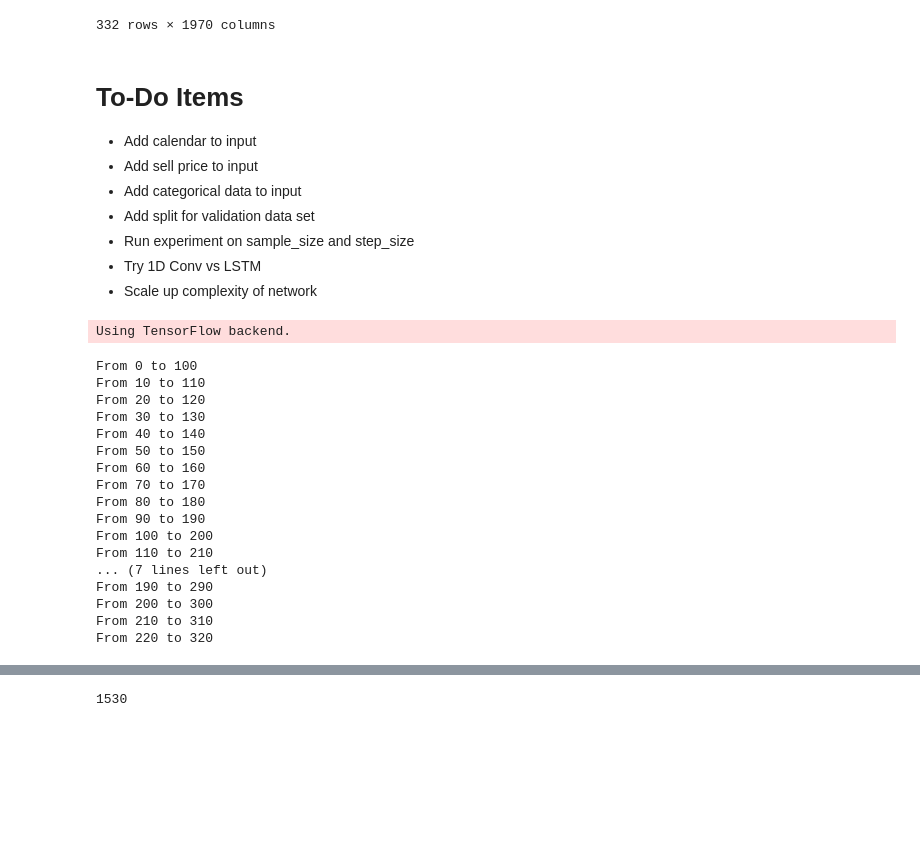
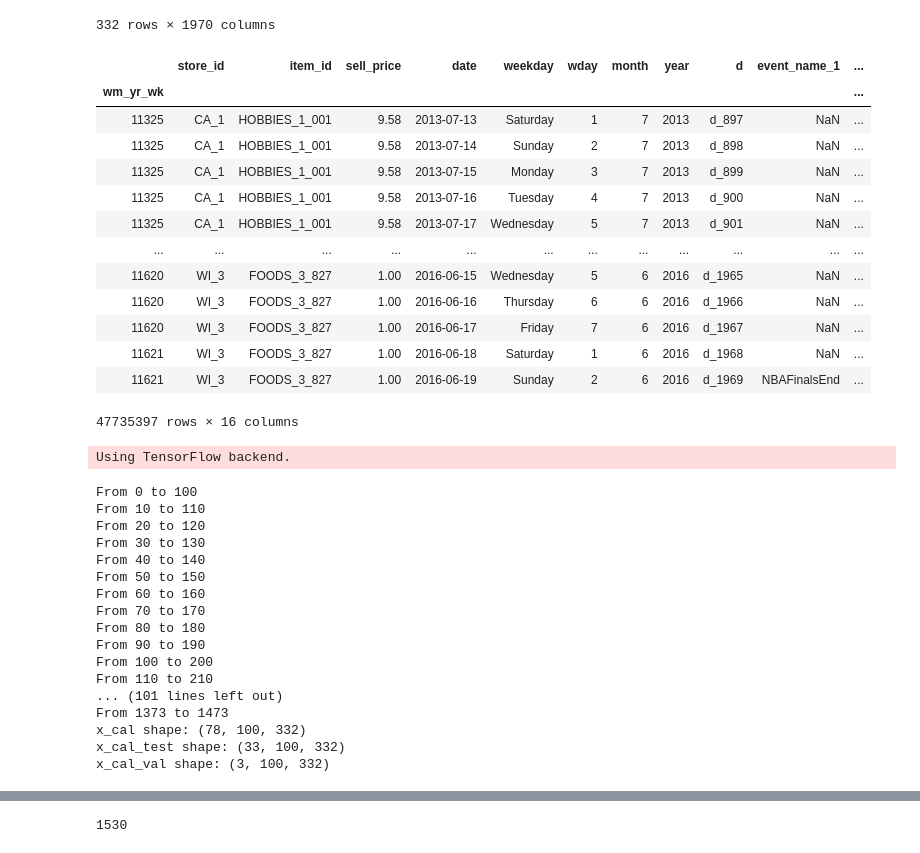
Before and after one commit to mcgovey/kaggle-m5-lstm-predictions-2020, a Jupyter notebook: M5_Exploration_Loop.ipynb, the cells around one changed output, grey strips where cells are left out. Drawn from its saved outputs; the diff is of its cells as text; code cells hidden in the pictures; blank space fills up the shorter version.

```diff
--- a/M5_Exploration_Loop.ipynb
+++ b/M5_Exploration_Loop.ipynb
@@ -88,15 +77,33 @@ cal_struct_df
 | 330 | snap_TX_1 | 0 | 0 | 0 | 1 | 0 | 1 | 0 | 1 | 1 | ... | ... |
 | 331 | snap_WI_1 | 0 | 0 | 0 | 0 | 1 | 1 | 0 | 1 | 1 | ... | ... |
 332 rows × 1970 columns
-# %% [markdown]
-# To-Do Items
-- Add calendar to input
-- Add sell price to input
-- Add categorical data to input
-- Add split for validation data set
-- Run experiment on sample_size and step_size
-- Try 1D Conv vs LSTM
-- Scale up complexity of network
+# %%
+# add indexes to each data frame
+sell_prices_df.set_index('wm_yr_wk', inplace=True)
+cal_df_idxed = cal_df.set_index('wm_yr_wk')
+sell_prices_df.join(cal_df_idxed, on='wm_yr_wk', how='left')
+
+# if this doesn't work try merge
+# pd.merge(cal_df, sell_prices_df, on='wm_yr_wk')
+
+# one-hot encode weekday
+
+# cal_df.pivot()
+# %% [output]
+|  | store_id | item_id | sell_price | date | weekday | wday | month | year | d | event_name_1 | ... |
+| wm_yr_wk |  |  |  |  |  |  |  |  |  |  | ... |
+| 11325 | CA_1 | HOBBIES_1_001 | 9.58 | 2013-07-13 | Saturday | 1 | 7 | 2013 | d_897 | NaN | ... |
+| 11325 | CA_1 | HOBBIES_1_001 | 9.58 | 2013-07-14 | Sunday | 2 | 7 | 2013 | d_898 | NaN | ... |
+| 11325 | CA_1 | HOBBIES_1_001 | 9.58 | 2013-07-15 | Monday | 3 | 7 | 2013 | d_899 | NaN | ... |
+| 11325 | CA_1 | HOBBIES_1_001 | 9.58 | 2013-07-16 | Tuesday | 4 | 7 | 2013 | d_900 | NaN | ... |
+| 11325 | CA_1 | HOBBIES_1_001 | 9.58 | 2013-07-17 | Wednesday | 5 | 7 | 2013 | d_901 | NaN | ... |
+| ... | ... | ... | ... | ... | ... | ... | ... | ... | ... | ... | ... |
+| 11620 | WI_3 | FOODS_3_827 | 1.00 | 2016-06-15 | Wednesday | 5 | 6 | 2016 | d_1965 | NaN | ... |
+| 11620 | WI_3 | FOODS_3_827 | 1.00 | 2016-06-16 | Thursday | 6 | 6 | 2016 | d_1966 | NaN | ... |
+| 11620 | WI_3 | FOODS_3_827 | 1.00 | 2016-06-17 | Friday | 7 | 6 | 2016 | d_1967 | NaN | ... |
+| 11621 | WI_3 | FOODS_3_827 | 1.00 | 2016-06-18 | Saturday | 1 | 6 | 2016 | d_1968 | NaN | ... |
+| 11621 | WI_3 | FOODS_3_827 | 1.00 | 2016-06-19 | Sunday | 2 | 6 | 2016 | d_1969 | NBAFinalsEnd | ... |
+47735397 rows × 16 columns
 # %%
 import seaborn as sns
 import matplotlib.pyplot as plt
@@ -201,9 +229,15 @@ def shape_ts_data(df, sample_size, y_size, y_split = None, step = 10, scaler = N
 # %%
-cal_df
+# cal_df
 # run for calendar
 
 # x_cal = chunk_data(cal_struct_df, output_labels = False, start = 0, end = cal_struct_df.iloc[:,6:510].shape[1], step = 10, sample_size = 100)
-x_cal = chunk_data(cal_struct_df.iloc[:,1:], output_labels = False, start = 0, end = 324, step = 10, sample_size = 100)
+x_cal = chunk_data(cal_struct_df.iloc[:,1:], output_labels = False, start = 0, end = (902 - 28), step = 10, sample_size = 100)
+x_cal_test = chunk_data(cal_struct_df.iloc[:,1:], output_labels = False, start = 902, end = (1353 - 28), step = 10, sample_size = 100)
+x_cal_val = chunk_data(cal_struct_df.iloc[:,1:], output_labels = False, start = 1353, end = (1510 - 28), step = 10, sample_size = 100)
+
+print('x_cal shape: {}'.format(x_cal.shape))
+print('x_cal_test shape: {}'.format(x_cal_test.shape))
+print('x_cal_val shape: {}'.format(x_cal_val.shape))
 # %% [output]
 From 0 to 100
 From 10 to 110
@@ -217,11 +251,11 @@ From 80 to 180
 From 90 to 190
 From 100 to 200
 From 110 to 210
-... (7 lines left out)
-From 190 to 290
-From 200 to 300
-From 210 to 310
-From 220 to 320
+... (101 lines left out)
+From 1373 to 1473
+x_cal shape: (78, 100, 332)
+x_cal_test shape: (33, 100, 332)
+x_cal_val shape: (3, 100, 332)
 # %%
 x_cal.shape
 # %% [output]
```
Also changed, not shown: parts of 13 cells of this notebook, 2 other files.
